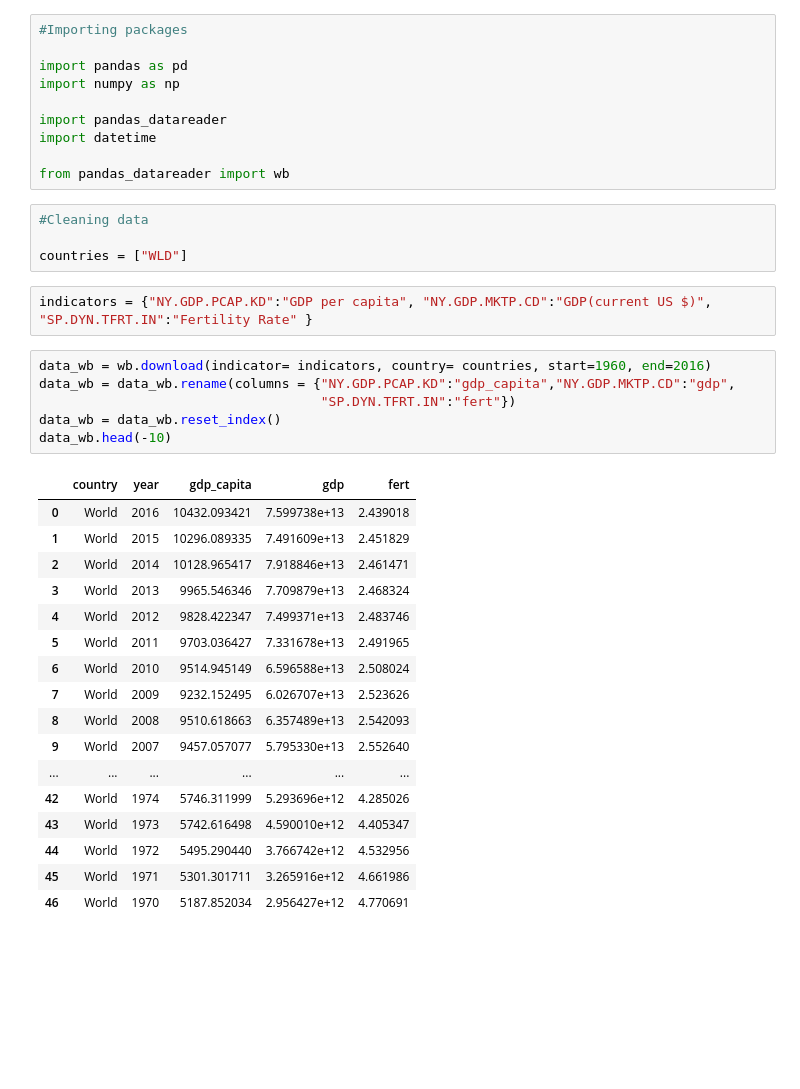
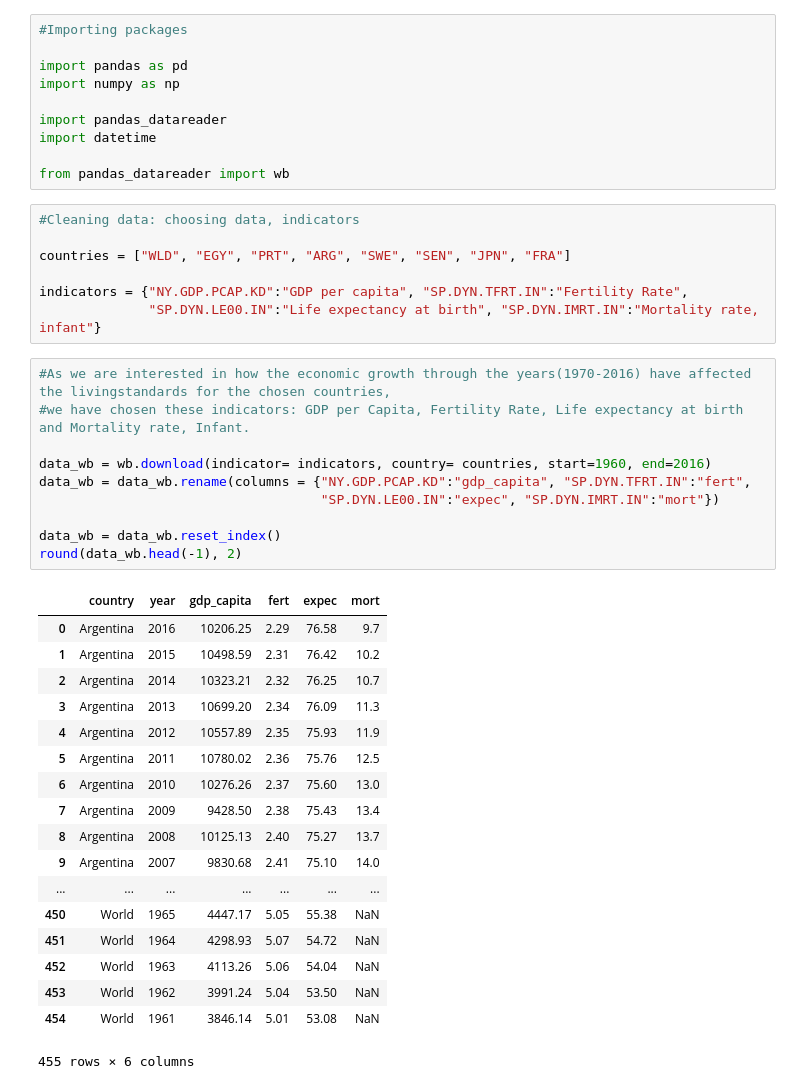
Before and after one commit to NumEconCopenhagen/projects-2019-ivan, a Jupyter notebook: dataproject/dataproject/Untitled1.ipynb, the cells around one changed output. Drawn from its saved outputs; the diff is of its cells as text; blank space fills up the shorter version.

```diff
--- a/dataproject/dataproject/Untitled1.ipynb
+++ b/dataproject/dataproject/Untitled1.ipynb
@@ -8,33 +8,39 @@ import pandas_datareader
 import datetime
 
 from pandas_datareader import wb
-# %%
-#Cleaning data
-
-countries = ["WLD"]
-# %%
-indicators = {"NY.GDP.PCAP.KD":"GDP per capita", "NY.GDP.MKTP.CD":"GDP(current US $)", "SP.DYN.TFRT.IN":"Fertility Rate" }
+# %%
+#Cleaning data: choosing data, indicators
+
+countries = ["WLD", "EGY", "PRT", "ARG", "SWE", "SEN", "JPN", "FRA"]
+
+indicators = {"NY.GDP.PCAP.KD":"GDP per capita", "SP.DYN.TFRT.IN":"Fertility Rate",
+              "SP.DYN.LE00.IN":"Life expectancy at birth", "SP.DYN.IMRT.IN":"Mortality rate, infant"}
 # %%
+#As we are interested in how the economic growth through the years(1970-2016) have affected the livingstandards for the chosen countries,
+#we have chosen these indicators: GDP per Capita, Fertility Rate, Life expectancy at birth and Mortality rate, Infant.
+
 data_wb = wb.download(indicator= indicators, country= countries, start=1960, end=2016)
-data_wb = data_wb.rename(columns = {"NY.GDP.PCAP.KD":"gdp_capita","NY.GDP.MKTP.CD":"gdp",
-                                    "SP.DYN.TFRT.IN":"fert"})
+data_wb = data_wb.rename(columns = {"NY.GDP.PCAP.KD":"gdp_capita", "SP.DYN.TFRT.IN":"fert",
+                                    "SP.DYN.LE00.IN":"expec", "SP.DYN.IMRT.IN":"mort"})
+
 data_wb = data_wb.reset_index()
-data_wb.head(-10)
+round(data_wb.head(-1), 2)
 # %% [output]
-|  | country | year | gdp_capita | gdp | fert |
-| 0 | World | 2016 | 10432.093421 | 7.599738e+13 | 2.439018 |
-| 1 | World | 2015 | 10296.089335 | 7.491609e+13 | 2.451829 |
-| 2 | World | 2014 | 10128.965417 | 7.918846e+13 | 2.461471 |
-| 3 | World | 2013 | 9965.546346 | 7.709879e+13 | 2.468324 |
-| 4 | World | 2012 | 9828.422347 | 7.499371e+13 | 2.483746 |
-| 5 | World | 2011 | 9703.036427 | 7.331678e+13 | 2.491965 |
-| 6 | World | 2010 | 9514.945149 | 6.596588e+13 | 2.508024 |
-| 7 | World | 2009 | 9232.152495 | 6.026707e+13 | 2.523626 |
-| 8 | World | 2008 | 9510.618663 | 6.357489e+13 | 2.542093 |
-| 9 | World | 2007 | 9457.057077 | 5.795330e+13 | 2.552640 |
-| ... | ... | ... | ... | ... | ... |
-| 42 | World | 1974 | 5746.311999 | 5.293696e+12 | 4.285026 |
-| 43 | World | 1973 | 5742.616498 | 4.590010e+12 | 4.405347 |
-| 44 | World | 1972 | 5495.290440 | 3.766742e+12 | 4.532956 |
-| 45 | World | 1971 | 5301.301711 | 3.265916e+12 | 4.661986 |
-| 46 | World | 1970 | 5187.852034 | 2.956427e+12 | 4.770691 |
+|  | country | year | gdp_capita | fert | expec | mort |
+| 0 | Argentina | 2016 | 10206.25 | 2.29 | 76.58 | 9.7 |
+| 1 | Argentina | 2015 | 10498.59 | 2.31 | 76.42 | 10.2 |
+| 2 | Argentina | 2014 | 10323.21 | 2.32 | 76.25 | 10.7 |
+| 3 | Argentina | 2013 | 10699.20 | 2.34 | 76.09 | 11.3 |
+| 4 | Argentina | 2012 | 10557.89 | 2.35 | 75.93 | 11.9 |
+| 5 | Argentina | 2011 | 10780.02 | 2.36 | 75.76 | 12.5 |
+| 6 | Argentina | 2010 | 10276.26 | 2.37 | 75.60 | 13.0 |
+| 7 | Argentina | 2009 | 9428.50 | 2.38 | 75.43 | 13.4 |
+| 8 | Argentina | 2008 | 10125.13 | 2.40 | 75.27 | 13.7 |
+| 9 | Argentina | 2007 | 9830.68 | 2.41 | 75.10 | 14.0 |
+| ... | ... | ... | ... | ... | ... | ... |
+| 450 | World | 1965 | 4447.17 | 5.05 | 55.38 | NaN |
+| 451 | World | 1964 | 4298.93 | 5.07 | 54.72 | NaN |
+| 452 | World | 1963 | 4113.26 | 5.06 | 54.04 | NaN |
+| 453 | World | 1962 | 3991.24 | 5.04 | 53.50 | NaN |
+| 454 | World | 1961 | 3846.14 | 5.01 | 53.08 | NaN |
+455 rows × 6 columns
```
Also changed, not shown: parts of 13 cells of this notebook, 1 other file.
